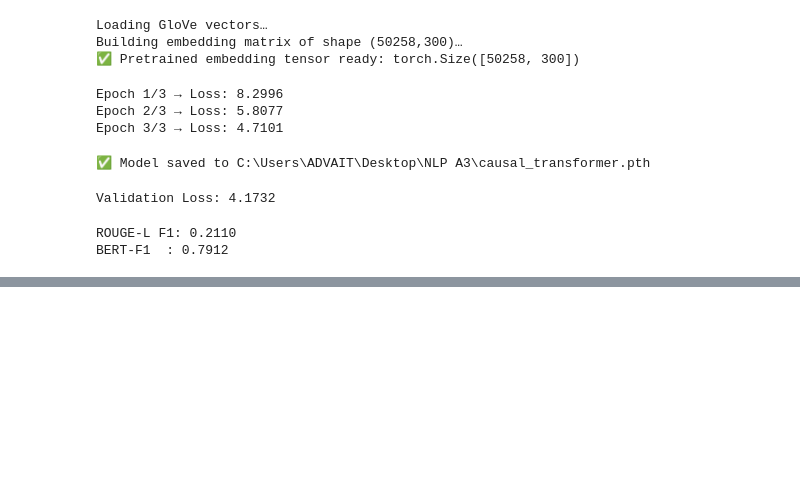
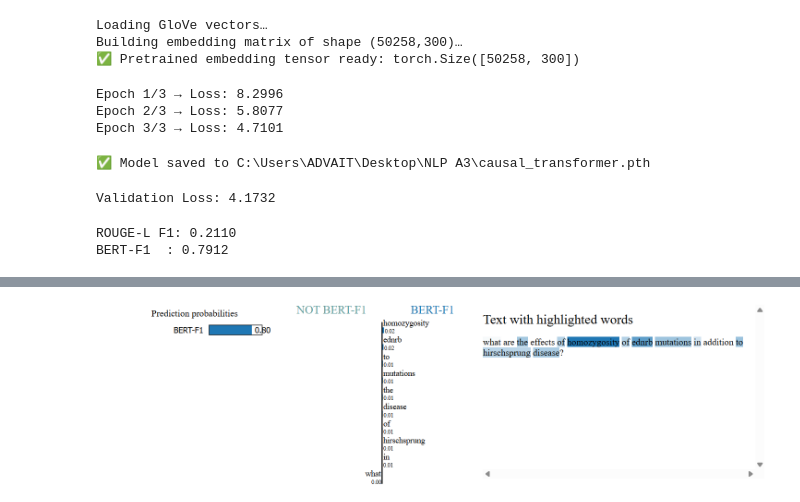
Before and after one commit to LCIT-AISC-T3-S25/Group3, a Jupyter notebook: notebooks/NLP_Asst3_ChatBot.ipynb, the cells around one changed output, grey strips where cells are left out. Drawn from its saved outputs; the diff is of its cells as text; code cells hidden in the pictures; blank space fills up the shorter version.

```diff
--- a/notebooks/NLP_Asst3_ChatBot.ipynb
+++ b/notebooks/NLP_Asst3_ChatBot.ipynb
@@ -535,3 +535,9 @@ Top feature contributions:
             the: -0.0012
       mutations: -0.0010
 [interactive output not drawn]
+# %%
+#Note: This cell is the image shows output of LIME. I had added image because in the pdf file the Lime output won't be visible. It will only visible in .ipynb so thatswht I had added screenshot of it. If you want to verify the screenshot you can open this file in google collab so in that way you could able to see Lime diagram (from above cell) and verify it.
+from IPython.display import Image, display
+display(Image(filename='Lime.png'))
+# %% [output]
+[figure, added]
```
